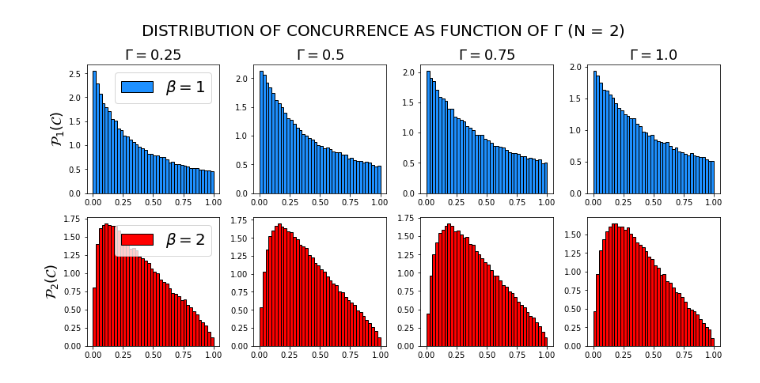
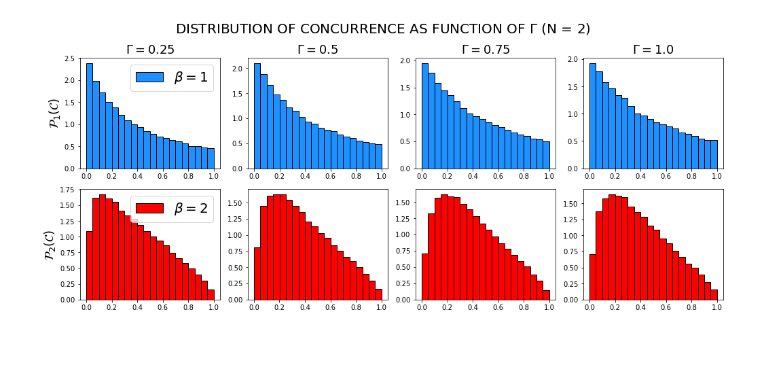
Before and after one commit to Rafffaelb/Schrodinger_Billiard, a Jupyter notebook: WignerDyson/Data_Analysis/Concurrence_Gamma.ipynb, the cells around one changed output. Drawn from its saved outputs; the diff is of its cells as text; code cells hidden in the pictures; blank space fills up the shorter version.

Commit message:
Implementing Concurrence and Entanglement

```diff
--- a/WignerDyson/Data_Analysis/Concurrence_Gamma.ipynb
+++ b/WignerDyson/Data_Analysis/Concurrence_Gamma.ipynb
@@ -29,23 +35,23 @@ Concurrence_U = df_Concurrence_U.values
 # %%
-fig, axs = plt.subplots(2,4, figsize = (12,6), constrained_layout = True)
+fig, axs = plt.subplots(2,4, figsize = (14,6), constrained_layout = True)
 
 fig.suptitle(r'DISTRIBUTION OF CONCURRENCE AS FUNCTION OF $\Gamma$ (N = 2)', fontsize = 20)
 
 for j in range(0,4):
 
     gamma_idx = 5*j+5
 
     gamma_value = 0.25*gamma_idx/5
 
-    axs[0,j].hist(Concurrence_O[:,gamma_idx], bins = 40, color='dodgerblue', label = r'$\beta = 1$', alpha=1, density = True, histtype='bar', ec='black');
-    axs[1,j].hist(Concurrence_U[:,gamma_idx], bins = 40, color='red', label = r'$\beta = 2$', alpha=1, density = True, histtype='bar', ec='black');
+    axs[0,j].hist(Concurrence_O[:,gamma_idx], bins = 20, color='dodgerblue', label = r'$\beta = 1$', alpha=1, density = True, histtype='bar', ec='black');
+    axs[1,j].hist(Concurrence_U[:,gamma_idx], bins = 20, color='red', label = r'$\beta = 2$', alpha=1, density = True, histtype='bar', ec='black');
 
     axs[0,j].set_title(r'$\Gamma = $'+ str(gamma_value), fontsize = 18)
 
     axs[0,0].set_ylabel(r'$\mathcal{P}_{1}(\mathcal{C})$', fontsize = 18)
     axs[1,0].set_ylabel(r'$\mathcal{P}_{2}(\mathcal{C})$', fontsize = 18)
 
     for i in range(0,2):
         axs[i,0].legend(fontsize = 20)
 # %% [output]
-[figure, old version]
+[figure, new version]
```
Also changed, not shown: parts of 12 cells of this notebook, 16 other files.
